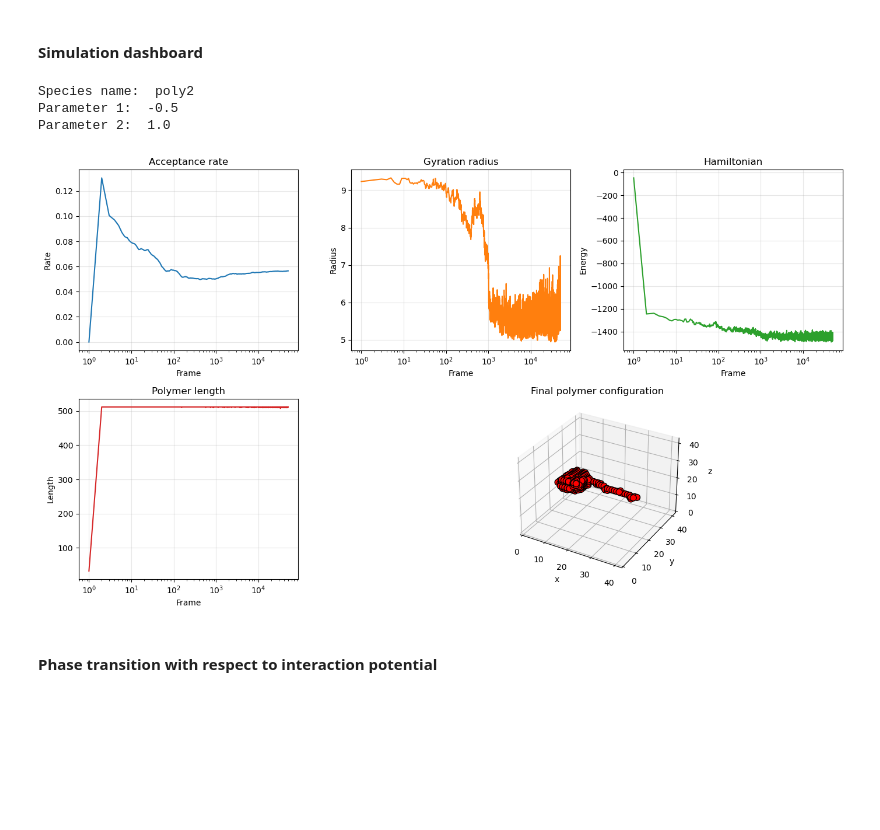
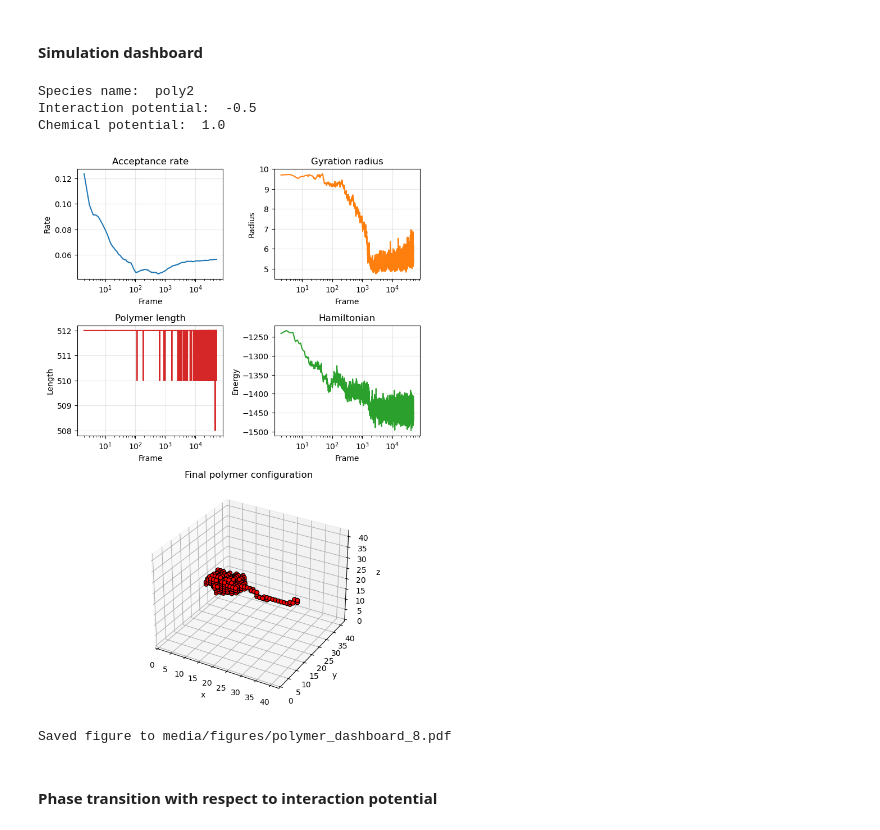
Before and after one commit to ta-rekt/Droplet, a Jupyter notebook: viz.ipynb, the cells around one changed output. Saved outputs shown, nothing was run; the diff lists cells and outputs as text; code cells hidden in the pictures; blank space fills up the shorter version.

```diff
--- a/viz.ipynb
+++ b/viz.ipynb
@@ -101,8 +101,8 @@ def plot_simulation_dashboard(res_or_path, keya, keyb, show=True):
         return arr
 
     print("Species name: ", res["species_name"])
-    print("Parameter 1: ", res["alpha"])
-    print("Parameter 2: ", res["beta"])
+    print("Interaction potential: ", res["alpha"])
+    print("Chemical potential: ", res["beta"])
 
     gyr = to_np("gyration_radius")
     plen = to_np("polymer_length")
@@ -112,17 +112,17 @@ def plot_simulation_dashboard(res_or_path, keya, keyb, show=True):
     n = max(len(gyr), len(plen), len(ham), len(acc))
     frames = np.arange(1, n + 1)
 
-    fig = plt.figure(figsize=(14, 8))
-    gs = fig.add_gridspec(2, 3, height_ratios=[1, 1])
+    fig = plt.figure(figsize=(7, 10))
+    gs = fig.add_gridspec(3, 2, height_ratios=[1, 1, 2])
 
     # Time series
     ax_acc = fig.add_subplot(gs[0, 0])
     ax_gyr = fig.add_subplot(gs[0, 1])
-    ax_ham = fig.add_subplot(gs[0, 2])
+    ax_ham = fig.add_subplot(gs[1, 1])
     ax_len = fig.add_subplot(gs[1, 0])
 
     if len(acc):
-        ax_acc.plot(frames[:len(acc)], acc, color='C0')
+        ax_acc.plot(frames[1:len(acc)], acc[1:], color='C0')
     ax_acc.set_title('Acceptance rate')
     ax_acc.set_xlabel('Frame')
     ax_acc.set_ylabel('Rate')
@@ -130,7 +130,7 @@ def plot_simulation_dashboard(res_or_path, keya, keyb, show=True):
     ax_acc.set_xscale('log')
 
     if len(gyr):
-        ax_gyr.plot(frames[:len(gyr)], gyr, color='C1')
+        ax_gyr.plot(frames[1:len(gyr)], gyr[1:], color='C1')
     ax_gyr.set_title('Gyration radius')
     ax_gyr.set_xlabel('Frame')
     ax_gyr.set_ylabel('Radius')
@@ -138,7 +138,7 @@ def plot_simulation_dashboard(res_or_path, keya, keyb, show=True):
     ax_gyr.set_xscale('log')
 
     if len(ham):
-        ax_ham.plot(frames[:len(ham)], ham, color='C2')
+        ax_ham.plot(frames[1:len(ham)], ham[1:], color='C2')
     ax_ham.set_title('Hamiltonian')
     ax_ham.set_xlabel('Frame')
     ax_ham.set_ylabel('Energy')
@@ -146,7 +146,7 @@ def plot_simulation_dashboard(res_or_path, keya, keyb, show=True):
     ax_ham.set_xscale('log')
 
     if len(plen):
-        ax_len.plot(frames[:len(plen)], plen, color='C3')
+        ax_len.plot(frames[1:len(plen)], plen[1:], color='C3')
     ax_len.set_title('Polymer length')
     ax_len.set_xlabel('Frame')
     ax_len.set_ylabel('Length')
@@ -154,10 +154,10 @@ def plot_simulation_dashboard(res_or_path, keya, keyb, show=True):
     ax_len.set_xscale('log')
 
     # 3D final configuration
-    ax3d = fig.add_subplot(gs[1, 1:], projection='3d')
+    ax3d = fig.add_subplot(gs[2, :], projection='3d')
     x, y, z = res["final_coordinates"]
 
-    ax3d.scatter(x, y, z, s=60, c='red', marker='o', edgecolor='black', alpha=1)
+    ax3d.scatter(x, y, z, s=30, c='red', marker='o', edgecolor='black', alpha=1)
 
     L = res.get('boxlength', None)
     if L is not None:
@@ -175,15 +175,23 @@ def plot_simulation_dashboard(res_or_path, keya, keyb, show=True):
     return fig
 # %%
 # Example usage:
-alpha_index = 15
+alpha_index = 19
 beta_index = 1
 fig = plot_simulation_dashboard('data/20251101/radius_intpot/radius_intpot_cpu{}.json'.format(alpha_index),
                                 alpha_index, beta_index)
 # %% [output]
 Species name:  poly2
-Parameter 1:  -0.5
-Parameter 2:  1.0
+Interaction potential:  -0.5
+Chemical potential:  1.0
-[figure, old version]
+[figure, new version]
+# %%
+out_dir = "media/figures"
+os.makedirs(out_dir, exist_ok=True)
+out_path = os.path.join(out_dir, "polymer_dashboard_8.pdf")
+fig.savefig(out_path, format="pdf", bbox_inches="tight")
+print("Saved figure to", out_path)
+# %% [output]
+Saved figure to media/figures/polymer_dashboard_8.pdf
 # %% [markdown]
 #### Phase transition with respect to interaction potential
 # %%
```
Also changed, not shown: parts of 2 cells of this notebook, 16 other files.
